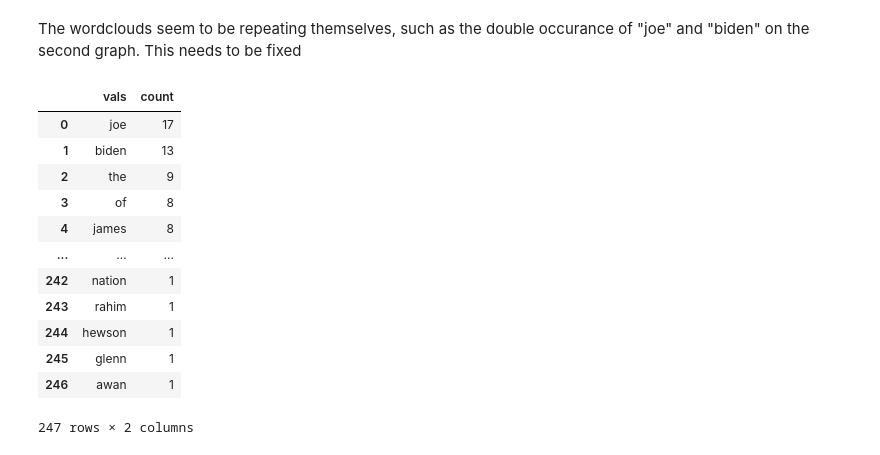
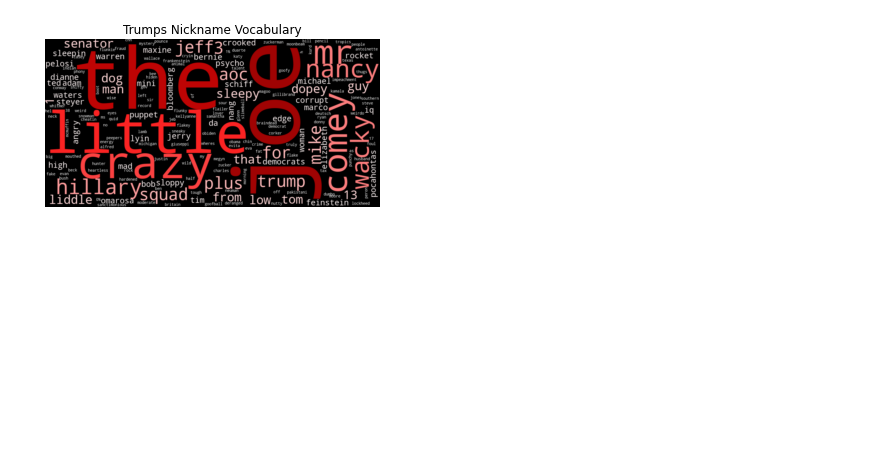
Before and after one commit to Alexander-Kahanek/trump_nickname_gen, a Jupyter notebook: intial_analysis.ipynb, the cells around one changed output. Cells and saved outputs as stored; diff of their text form; code cells hidden in the pictures; blank space fills up the shorter version.

```diff
--- a/intial_analysis.ipynb
+++ b/intial_analysis.ipynb
@@ -93,24 +156,28 @@ plt.show()
-# %% [markdown]
-The wordclouds seem to be repeating themselves, such as the double occurance of "joe" and "biden" on the second graph. This needs to be fixed
-# %%
-df1 = (cleanDF['real name'].str.split(expand=True)
-              .stack()
-              .value_counts()
-              .rename_axis('vals')
-              .reset_index(name='count'))
-
-df1
-# %% [output]
-|  | vals | count |
-| 0 | joe | 17 |
-| 1 | biden | 13 |
-| 2 | the | 9 |
-| 3 | of | 8 |
-| 4 | james | 8 |
-| ... | ... | ... |
-| 242 | nation | 1 |
-| 243 | rahim | 1 |
-| 244 | hewson | 1 |
-| 245 | glenn | 1 |
-| 246 | awan | 1 |
-247 rows × 2 columns
+# %%
+# grabbing the counts of each vocabulary word in the nicknames
+fake_counts = (cleanDF['fake name'].str.split(expand=True)
+              .stack()
+              .value_counts()
+              .rename_axis('vals')
+              .reset_index(name='count'))
+
+# converting to a dictionary for graphing
+words = [word for word in fake_counts['vals']]
+n = [n for n in fake_counts['count']]
+weights = {words[i]: n[i] for i in range(len(n))}
+
+# custom color function because random coloring is bad
+def my_tf_color_func(word, **kwargs):
+    w = 6 * weights[word]
+    return f"hsl(0, 96%, {110-w}%)"
+
+#graphing
+wordcloud = WordCloud(width=1200, height=600, margin=0, relative_scaling=1, color_func=my_tf_color_func).generate_from_frequencies(weights)
+
+plt.imshow(wordcloud, interpolation='bilinear')
+plt.axis("off")
+plt.margins(x=0, y=0)
+plt.title('Trumps Nickname Vocabulary')
+plt.show()
+# %% [output]
+[figure, added]
```
Also changed, not shown: parts of 17 cells of this notebook, 6 other files.
